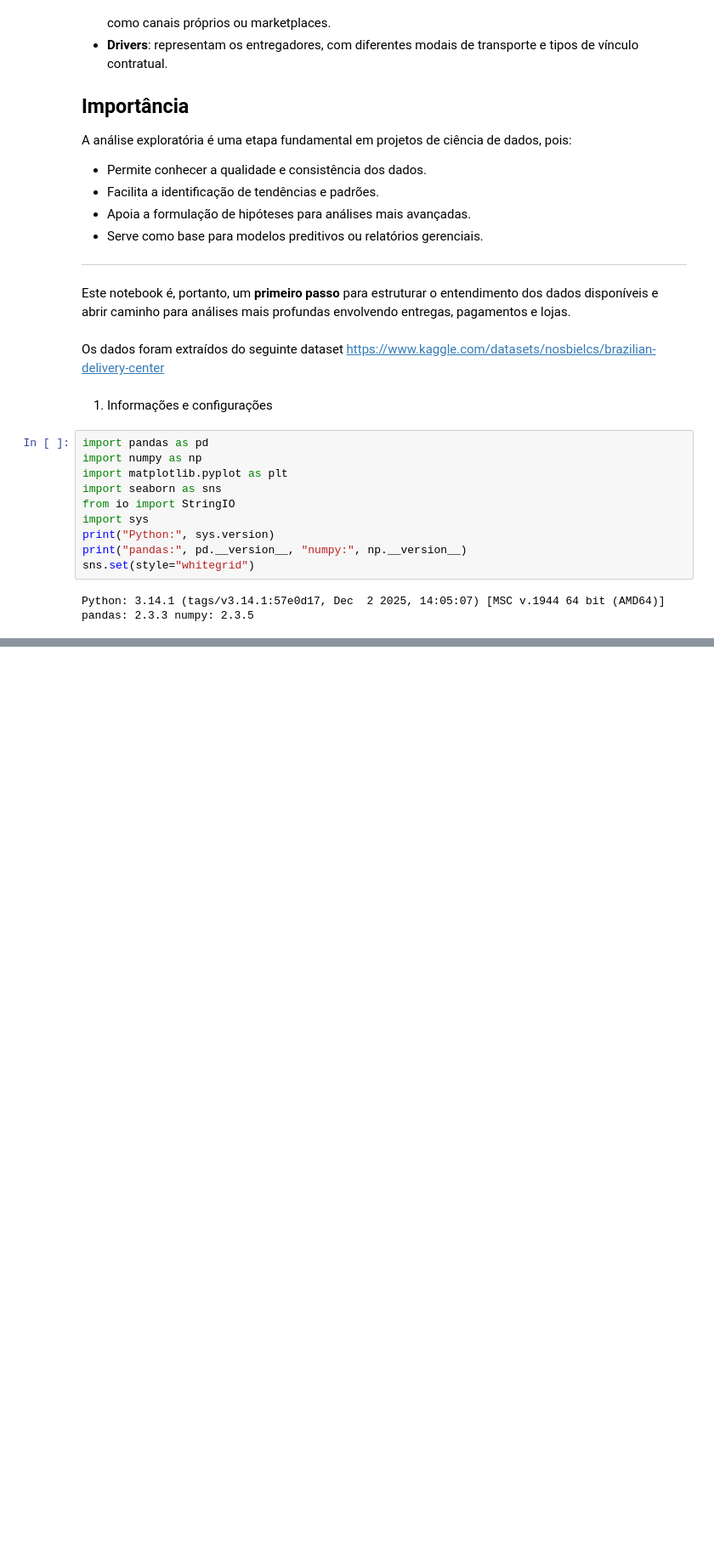
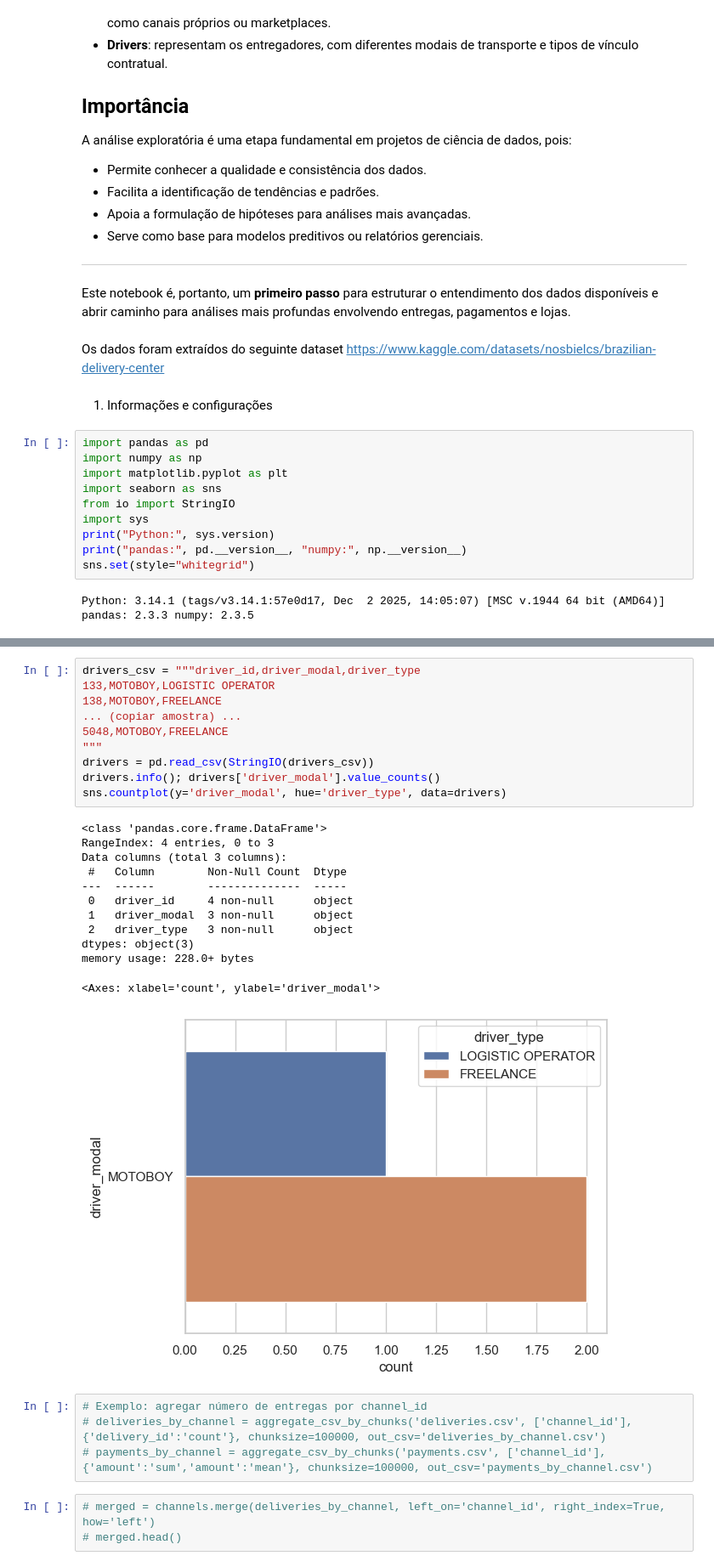
Before and after one commit to TeacherSamanthaSilva/ProjetoDeliveryCenter, a Jupyter notebook: delivery.ipynb, the cells around one changed output, grey strips where cells are left out. Shown at 85% size. Saved outputs shown, nothing was run; the diff lists cells and outputs as text; blank space fills up the shorter version.

```diff
--- a/delivery.ipynb
+++ b/delivery.ipynb
@@ -46,0 +110,30 @@ pandas: 2.3.3 numpy: 2.3.5
+# %%
+drivers_csv = """driver_id,driver_modal,driver_type
+133,MOTOBOY,LOGISTIC OPERATOR
+138,MOTOBOY,FREELANCE
+... (copiar amostra) ...
+5048,MOTOBOY,FREELANCE
+"""
+drivers = pd.read_csv(StringIO(drivers_csv))
+drivers.info(); drivers['driver_modal'].value_counts()
+sns.countplot(y='driver_modal', hue='driver_type', data=drivers)
+# %% [output]
+<class 'pandas.core.frame.DataFrame'>
+RangeIndex: 4 entries, 0 to 3
+Data columns (total 3 columns):
+ #   Column        Non-Null Count  Dtype
+---  ------        --------------  -----
+ 0   driver_id     4 non-null      object
+ 1   driver_modal  3 non-null      object
+ 2   driver_type   3 non-null      object
+dtypes: object(3)
+memory usage: 228.0+ bytes
+<Axes: xlabel='count', ylabel='driver_modal'>
+[figure, added]
+# %%
+# Exemplo: agregar número de entregas por channel_id
+# deliveries_by_channel = aggregate_csv_by_chunks('deliveries.csv', ['channel_id'], {'delivery_id':'count'}, chunksize=100000, out_csv='deliveries_by_channel.csv')
+# payments_by_channel = aggregate_csv_by_chunks('payments.csv', ['channel_id'], {'amount':'sum','amount':'mean'}, chunksize=100000, out_csv='payments_by_channel.csv')
+# %%
+# merged = channels.merge(deliveries_by_channel, left_on='channel_id', right_index=True, how='left')
+# merged.head()
```
Also changed, not shown: parts of 4 cells of this notebook.
